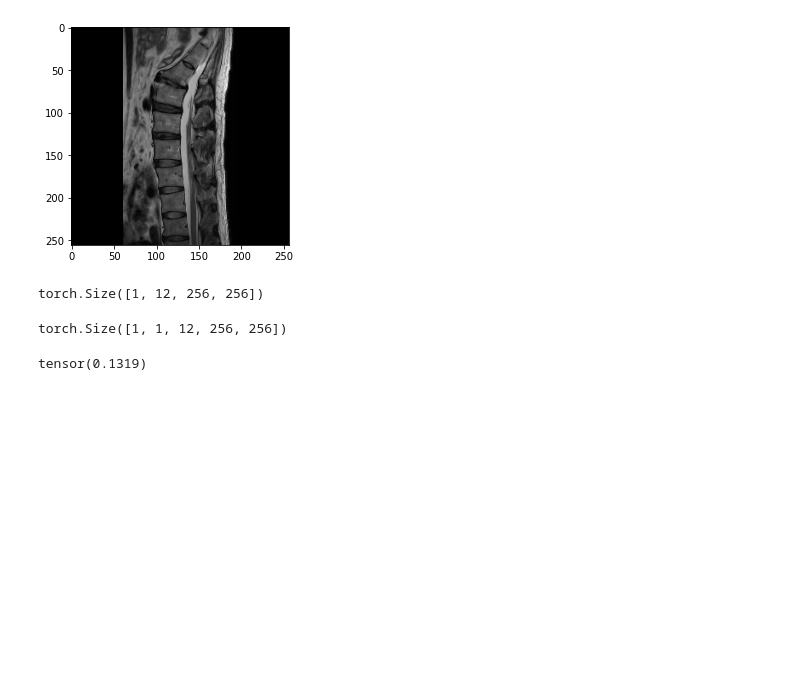
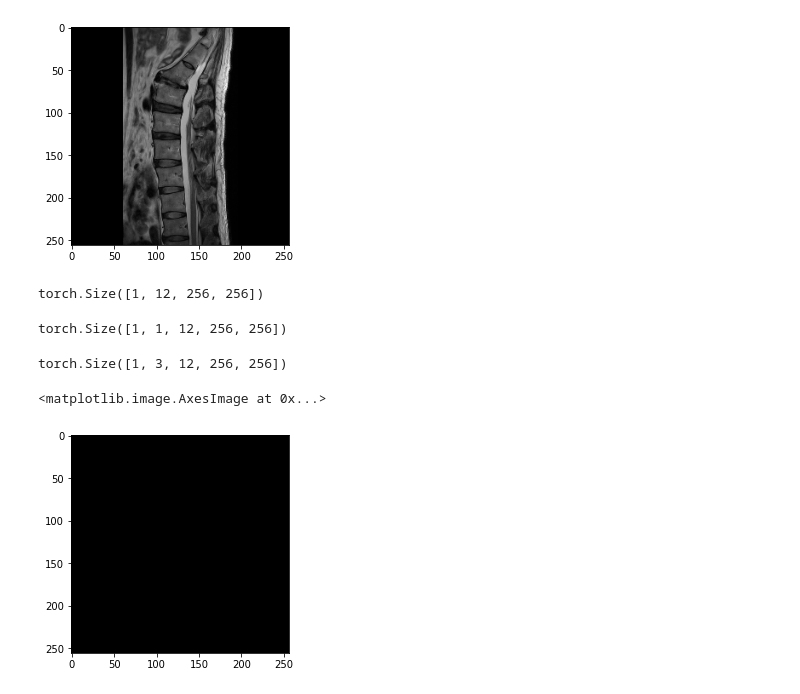
Before and after one commit to L-MingHao/test, a Jupyter notebook: Src/test4.ipynb, the cells around one changed output. Cells and saved outputs as stored; diff of their text form; code cells hidden in the pictures; blank space fills up the shorter version.

```diff
--- a/Src/test4.ipynb
+++ b/Src/test4.ipynb
@@ -84,5 +84,18 @@ torch.Size([1, 1, 12, 256, 256])
 loss = nn.L1Loss()
 
 loss(input_,target)
+input_ = input_[np.newaxis,:, :, :, :]
-# %% [output]
-tensor(0.1319)
+# %%
+temp = torch.zeros(1, 1, 12, 256, 256)
+temp1 = torch.zeros(1, 1, 12, 256, 256)
+temp = torch.cat((temp, input_),dim=1)
+temp = torch.cat((temp, temp1),dim=1)
+
+temp.shape
+# %% [output]
+torch.Size([1, 3, 12, 256, 256])
+# %%
+plt.imshow(temp[0][2][6], cmap='gray')
+# %% [output]
+<matplotlib.image.AxesImage at 0x...>
+[figure, added]
```
Also changed, not shown: parts of 2 cells of this notebook, 6 other files.
